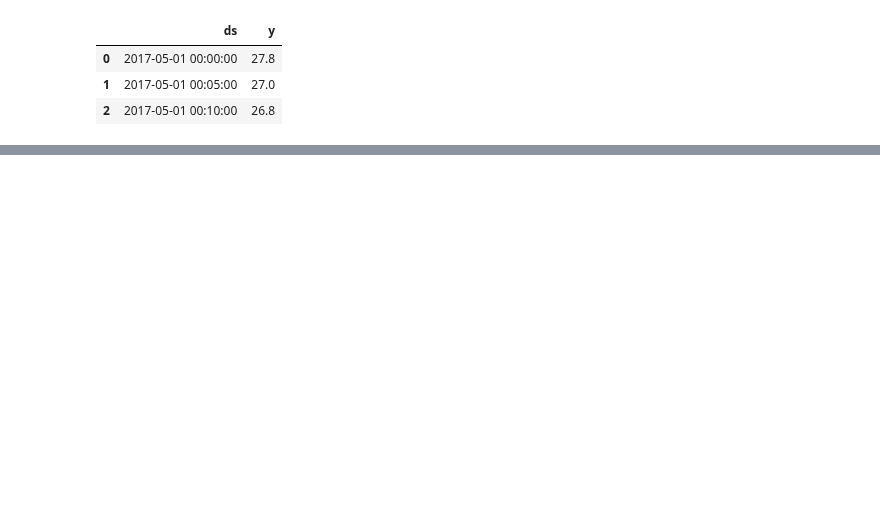
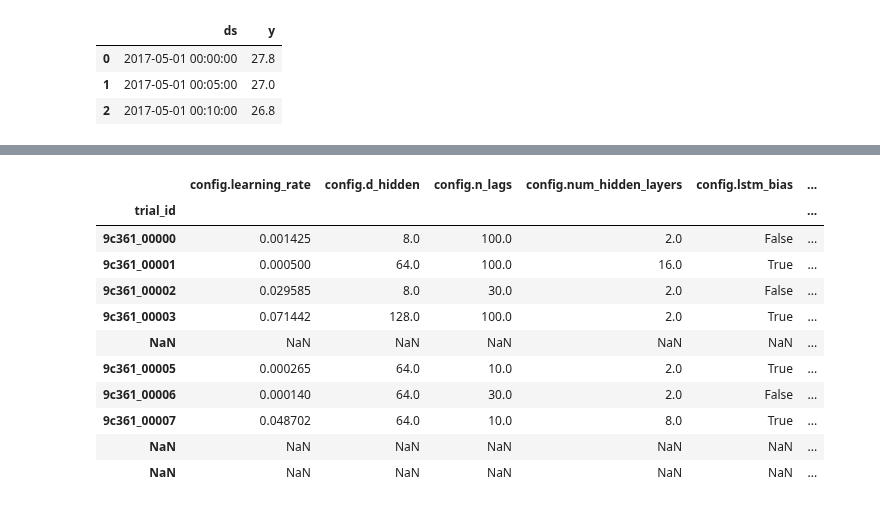
Before and after one commit to neuralprophet/neural_prophet_lightning, a Jupyter notebook: project_notebooks/LSTM_example.ipynb, the cells around one changed output, grey strips where cells are left out. Saved outputs shown, nothing was run; the diff lists cells and outputs as text; code cells hidden in the pictures; blank space fills up the shorter version.

```diff
--- a/project_notebooks/LSTM_example.ipynb
+++ b/project_notebooks/LSTM_example.ipynb
@@ -127,0 +150,2 @@ fig = m.plot(forecast[144:6*288])
+# %%
+num_epochs = 10
@@ -127,0 +167,38 @@ fig = m.plot(forecast[144:6*288])
+# %%
+config = {
+        "learning_rate": tune.loguniform(1e-4, 1e-1),
+        "d_hidden": tune.choice([8, 64, 128]),
+        "n_lags": tune.choice([10, 30, 100]),
+        "num_hidden_layers": tune.choice([2, 8, 16]),
+        "lstm_bias": tune.choice([False, True]),
+        "lstm_bidirectional": tune.choice([False, True]),
+    }
+# %%
+scheduler = ASHAScheduler(
+        max_t=num_epochs,
+        grace_period=1,
+        reduction_factor=2
+)
+reporter = CLIReporter(
+        parameter_columns=["learning_rate", "d_hidden", "n_lags", "num_hidden_layers",
+                           "lstm_bias", "lstm_bidirectional"],
+        metric_columns=["loss", "training_iteration"])
+# %%
+analysis = tune.run(
+    tune.with_parameters(
+        train_mnist_tune,
+        num_epochs=num_epochs),
+    resources_per_trial={
+        "cpu": 1},
+    metric="loss",
+    mode="min",
+    config=config,
+    num_samples=10,
+#     verbose=False,
+    scheduler=scheduler,
+    progress_reporter=reporter,
+    name="tune_mnist_asha", log_to_file=False,
+    checkpoint_freq=0,
+    raise_on_failed_trial=False,)
+
+print("Best hyperparameters found were: ", analysis.best_config)
@@ -127,0 +354,17 @@ fig = m.plot(forecast[144:6*288])
+# %%
+analysis.results_df[['config.learning_rate', 'config.d_hidden', 'config.n_lags',
+       'config.num_hidden_layers', 'config.lstm_bias',
+       'config.lstm_bidirectional']]
+# %% [output]
+|  | config.learning_rate | config.d_hidden | config.n_lags | config.num_hidden_layers | config.lstm_bias | ... |
+| trial_id |  |  |  |  |  | ... |
+| 9c361_00000 | 0.001425 | 8.0 | 100.0 | 2.0 | False | ... |
+| 9c361_00001 | 0.000500 | 64.0 | 100.0 | 16.0 | True | ... |
+| 9c361_00002 | 0.029585 | 8.0 | 30.0 | 2.0 | False | ... |
+| 9c361_00003 | 0.071442 | 128.0 | 100.0 | 2.0 | True | ... |
+| NaN | NaN | NaN | NaN | NaN | NaN | ... |
+| 9c361_00005 | 0.000265 | 64.0 | 10.0 | 2.0 | True | ... |
+| 9c361_00006 | 0.000140 | 64.0 | 30.0 | 2.0 | False | ... |
+| 9c361_00007 | 0.048702 | 64.0 | 10.0 | 8.0 | True | ... |
+| NaN | NaN | NaN | NaN | NaN | NaN | ... |
+| NaN | NaN | NaN | NaN | NaN | NaN | ... |
```
Also changed, not shown: parts of 16 cells of this notebook, 5 other files.
